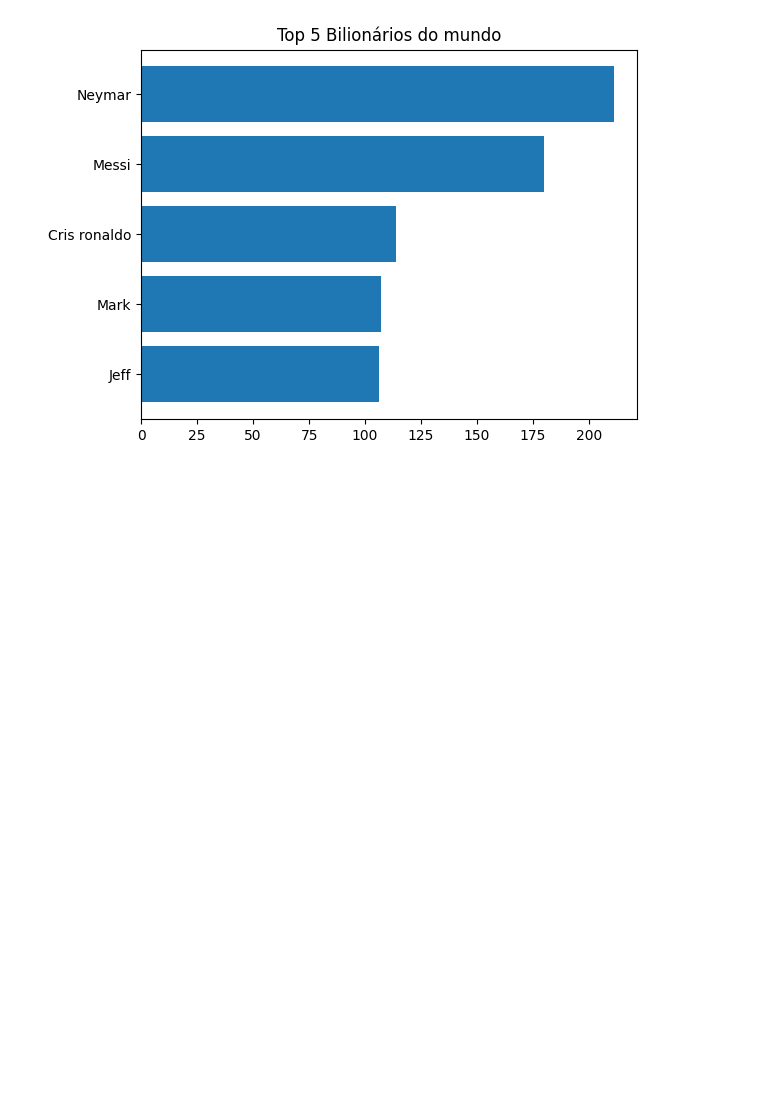
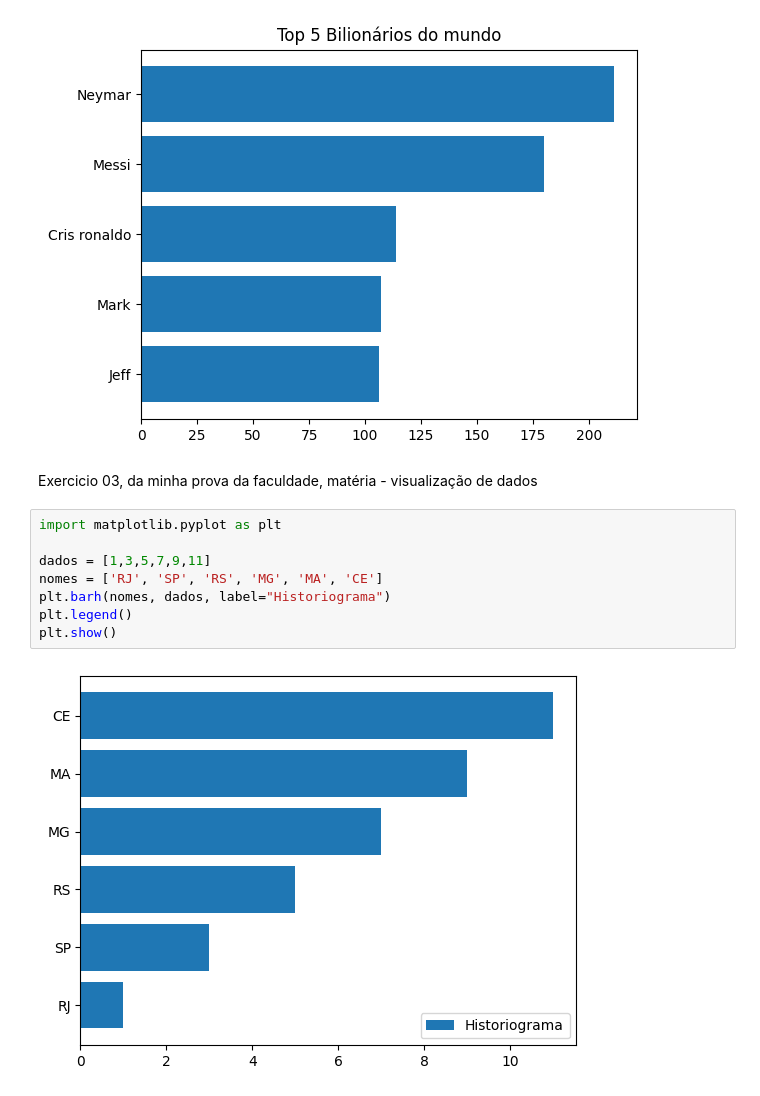
Before and after one commit to Otavioazeved/Vizualiza-o-de-Dados, a Jupyter notebook: Exercicios.ipynb, the cells around one changed output. Saved outputs shown, nothing was run; the diff lists cells and outputs as text; blank space fills up the shorter version.

Commit message:
Questão da minha prova de visualização de dados

```diff
--- a/Exercicios.ipynb
+++ b/Exercicios.ipynb
@@ -41,3 +41,15 @@ plt.title("Top 5 Bilionários do mundo")
 plt.show()
 # %% [output]
 [figure]
+# %% [markdown]
+Exercicio 03, da minha prova da faculdade, matéria - visualização de dados
+# %%
+import matplotlib.pyplot as plt
+
+dados = [1,3,5,7,9,11]
+nomes = ['RJ', 'SP', 'RS', 'MG', 'MA', 'CE']
+plt.barh(nomes, dados, label="Historiograma")
+plt.legend()
+plt.show()
+# %% [output]
+[figure, added]
```
